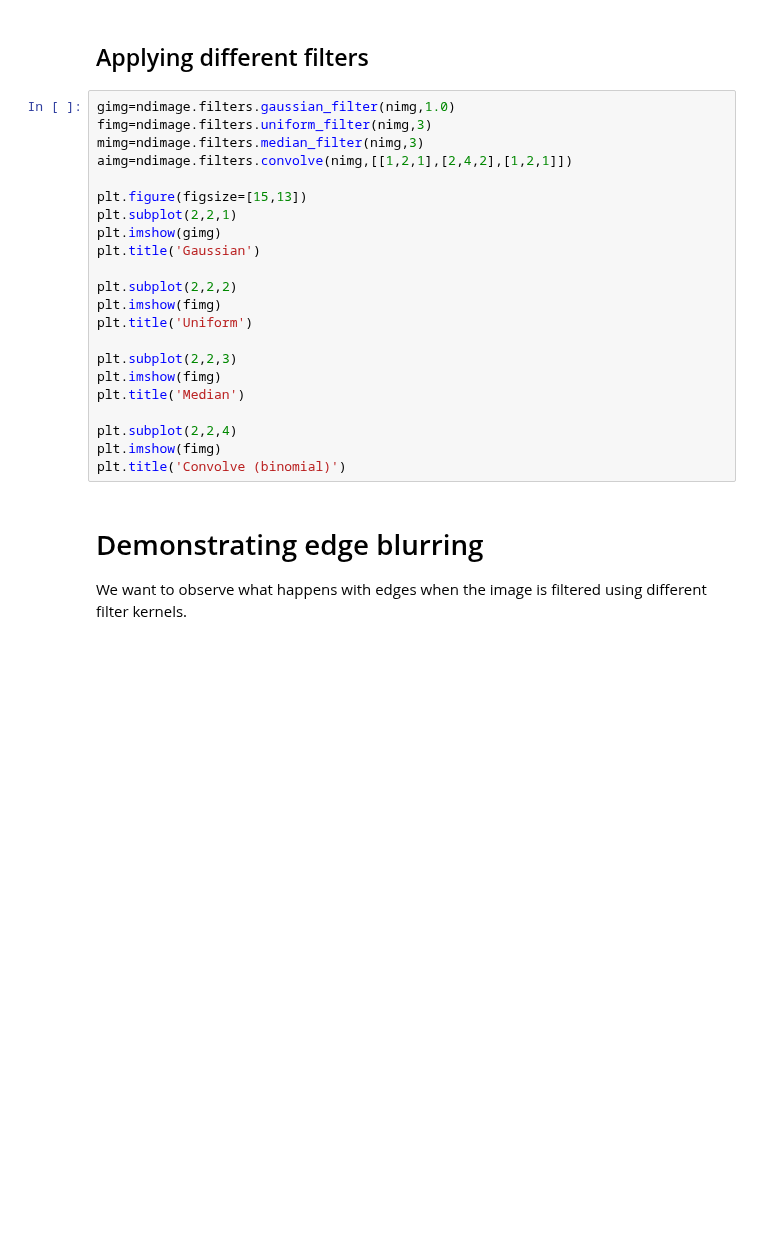
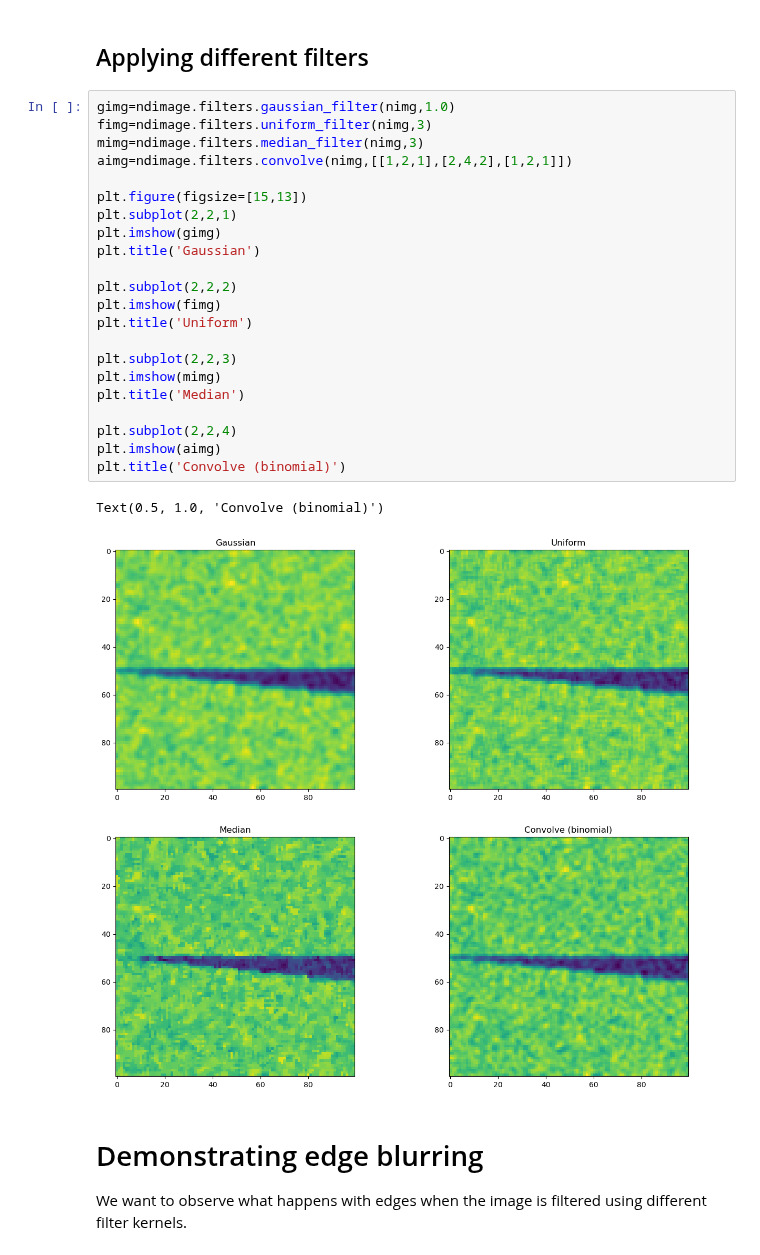
Before and after one commit to ImagingLectures/Quantitative-Big-Imaging-2024, a Jupyter notebook: Exercises/03-ImageEnhancement/03-Demonstration.ipynb, the cells around one changed output. Drawn from its saved outputs; the diff is of its cells as text; blank space fills up the shorter version.

Commit message:
Fixed plot

```diff
--- a/Exercises/03-ImageEnhancement/03-Demonstration.ipynb
+++ b/Exercises/03-ImageEnhancement/03-Demonstration.ipynb
@@ -29,25 +32,28 @@ plt.imshow(pimg)
 # %%
 gimg=ndimage.filters.gaussian_filter(nimg,1.0)
 fimg=ndimage.filters.uniform_filter(nimg,3)
 mimg=ndimage.filters.median_filter(nimg,3)
 aimg=ndimage.filters.convolve(nimg,[[1,2,1],[2,4,2],[1,2,1]])
 
 plt.figure(figsize=[15,13])
 plt.subplot(2,2,1)
 plt.imshow(gimg)
 plt.title('Gaussian')
 
 plt.subplot(2,2,2)
 plt.imshow(fimg)
 plt.title('Uniform')
 
 plt.subplot(2,2,3)
-plt.imshow(fimg)
+plt.imshow(mimg)
 plt.title('Median')
 
 plt.subplot(2,2,4)
-plt.imshow(fimg)
+plt.imshow(aimg)
 plt.title('Convolve (binomial)')
+# %% [output]
+Text(0.5, 1.0, 'Convolve (binomial)')
+[figure, added]
 # %% [markdown]
 # Demonstrating edge blurring
 We want to observe what happens with edges when the image is filtered using different filter kernels.
```
Also changed, not shown: parts of 4 cells of this notebook.
